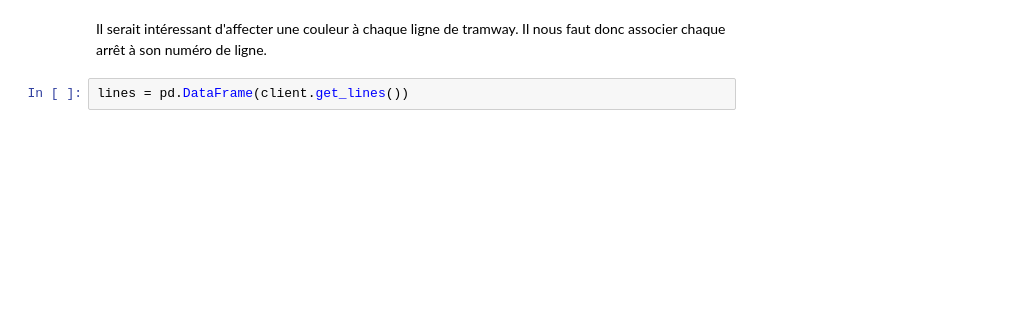
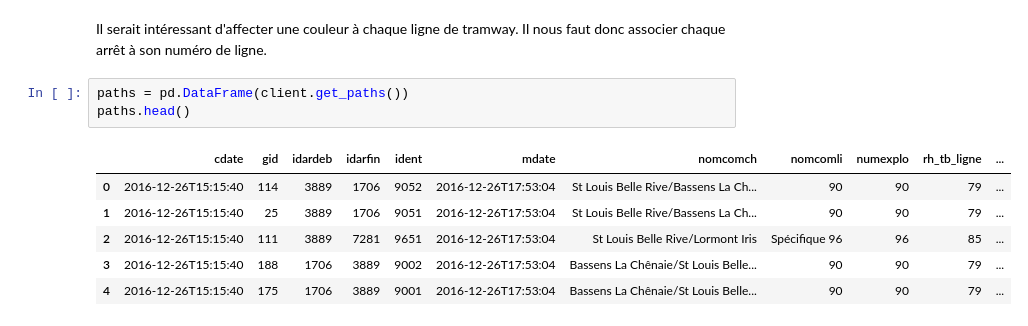
Before and after one commit to axelbellec/BoTigo, a Jupyter notebook: analysis/Stops.ipynb, the cells around one changed output. Cells and saved outputs as stored; diff of their text form; blank space fills up the shorter version.

Commit message:
add methods to retrieve paths, lines, and lines_paths

```diff
--- a/analysis/Stops.ipynb
+++ b/analysis/Stops.ipynb
@@ -62,4 +59,12 @@ map_bdx
 # %% [markdown]
 Il serait intéressant d'affecter une couleur à chaque ligne de tramway. Il nous faut donc associer chaque arrêt à son numéro de ligne.
 # %%
-lines = pd.DataFrame(client.get_lines())
+paths = pd.DataFrame(client.get_paths())
+paths.head()
+# %% [output]
+|  | cdate | gid | idardeb | idarfin | ident | mdate | nomcomch | nomcomli | numexplo | rh_tb_ligne | ... |
+| 0 | 2016-12-26T15:15:40 | 114 | 3889 | 1706 | 9052 | 2016-12-26T17:53:04 | St Louis Belle Rive/Bassens La Ch... | 90 | 90 | 79 | ... |
+| 1 | 2016-12-26T15:15:40 | 25 | 3889 | 1706 | 9051 | 2016-12-26T17:53:04 | St Louis Belle Rive/Bassens La Ch... | 90 | 90 | 79 | ... |
+| 2 | 2016-12-26T15:15:40 | 111 | 3889 | 7281 | 9651 | 2016-12-26T17:53:04 | St Louis Belle Rive/Lormont Iris | Spécifique 96 | 96 | 85 | ... |
+| 3 | 2016-12-26T15:15:40 | 188 | 1706 | 3889 | 9002 | 2016-12-26T17:53:04 | Bassens La Chênaie/St Louis Belle... | 90 | 90 | 79 | ... |
+| 4 | 2016-12-26T15:15:40 | 175 | 1706 | 3889 | 9001 | 2016-12-26T17:53:04 | Bassens La Chênaie/St Louis Belle... | 90 | 90 | 79 | ... |
```
Also changed, not shown: parts of 6 cells of this notebook, 1 other file.
